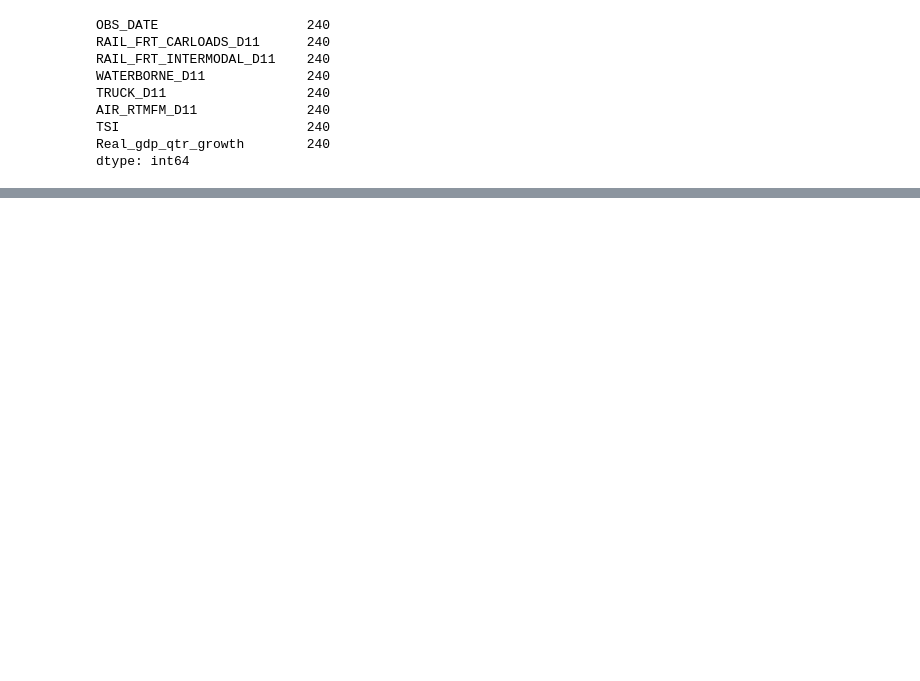
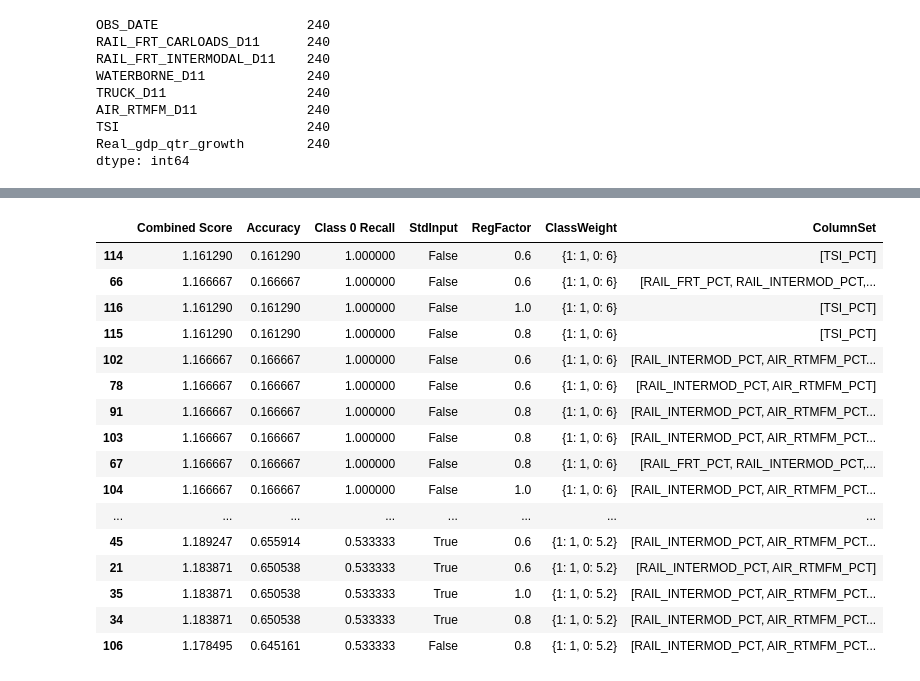
Before and after one commit to schkotty/Data-Science, a Jupyter notebook: GDP-Predictor/GDP-Predictor.ipynb, the cells around one changed output, grey strips where cells are left out. Saved outputs shown, nothing was run; the diff lists cells and outputs as text; code cells hidden in the pictures; blank space fills up the shorter version.

```diff
--- a/GDP-Predictor/GDP-Predictor.ipynb
+++ b/GDP-Predictor/GDP-Predictor.ipynb
@@ -265,0 +509,25 @@ Name: gdp_is_increasing, dtype: bool
+# %%
+columnsetall = ['RAIL_FRT_PCT', 'RAIL_INTERMOD_PCT', 'WATERBORNE_PCT', 'TRUCK_PCT', 'AIR_RTMFM_PCT', 'TSI_PCT']
+columnset1 = ['RAIL_INTERMOD_PCT', 'AIR_RTMFM_PCT']
+columnset2 = ['RAIL_INTERMOD_PCT', 'AIR_RTMFM_PCT', 'TSI_PCT']
+columnset3 = ['RAIL_INTERMOD_PCT', 'AIR_RTMFM_PCT', 'TSI_PCT', 'TRUCK_PCT']
+columnset4 = ['TSI_PCT']
+
+results = pd.DataFrame(columns=['TestCase', 'StdInput', 'ColumnSet', 'ClassWeight', 'RegFactor', 'Accuracy',
+                                'Class 0 Recall', 'Combined Score'])
+
+for stdinput in [True, False]:
+    for columnset in [columnsetall, columnset1, columnset2, columnset3, columnset4]:
+        for classweight in [{1:1, 0:4}, {1:1, 0:5}, {1:1, 0:6}, {1:1, 0:5.2}]:
+            for regfactor in [0.60, 0.80, 1.0]:
+                testcase = 'StdInput={0}, ColumnSet={1}, ClassWeight={2}, RegFactor={3:0.2f}'.format(stdinput, columnset, classweight, regfactor)
+                print(testcase)
+                y_hat_train_class = train_logregression_model(columnset, x_train, x_train_std, y_train_class, stdinput, classweight, regfactor)
+                classreport = classification_report(y_train_class, y_hat_train_class, zero_division=0, output_dict=True)
+                accuracy = classreport['accuracy']
+                class0recall = classreport['0']['recall']
+                combinedscore = accuracy + class0recall
+                print('Accuracy: {0:0.2f}'.format(accuracy))
+                print('Class 0 Recall: {0:0.2f}'.format(class0recall))
+                results = results.append(pd.Series([testcase, stdinput, columnset, classweight, regfactor, accuracy,
+                                                    class0recall, combinedscore], index=results.columns ), ignore_index=True)
@@ -266 +552,26 @@ Name: gdp_is_increasing, dtype: bool
+# %%
+results.sort_values('Class 0 Recall', inplace=True, ascending=False)
+#subresults = results[['Combined Score', 'Accuracy', 'TestCase', 'Class 0 Recall']][results['Accuracy'] > 0.8] #.to_numpy()
+results[['Combined Score', 'Accuracy', 'Class 0 Recall', 'StdInput','RegFactor', 'ClassWeight','ColumnSet']][results['Class 0 Recall'] > .5]
+#[results['Accuracy'] > 0.6]
+#subresults[subresults['Class 0 Recall'] > -0.0001]
+#subresults["Accuracy"] > 0.5
+# %% [output]
+|  | Combined Score | Accuracy | Class 0 Recall | StdInput | RegFactor | ClassWeight | ColumnSet |
+| 114 | 1.161290 | 0.161290 | 1.000000 | False | 0.6 | {1: 1, 0: 6} | [TSI_PCT] |
+| 66 | 1.166667 | 0.166667 | 1.000000 | False | 0.6 | {1: 1, 0: 6} | [RAIL_FRT_PCT, RAIL_INTERMOD_PCT,... |
+| 116 | 1.161290 | 0.161290 | 1.000000 | False | 1.0 | {1: 1, 0: 6} | [TSI_PCT] |
+| 115 | 1.161290 | 0.161290 | 1.000000 | False | 0.8 | {1: 1, 0: 6} | [TSI_PCT] |
+| 102 | 1.166667 | 0.166667 | 1.000000 | False | 0.6 | {1: 1, 0: 6} | [RAIL_INTERMOD_PCT, AIR_RTMFM_PCT... |
+| 78 | 1.166667 | 0.166667 | 1.000000 | False | 0.6 | {1: 1, 0: 6} | [RAIL_INTERMOD_PCT, AIR_RTMFM_PCT] |
+| 91 | 1.166667 | 0.166667 | 1.000000 | False | 0.8 | {1: 1, 0: 6} | [RAIL_INTERMOD_PCT, AIR_RTMFM_PCT... |
+| 103 | 1.166667 | 0.166667 | 1.000000 | False | 0.8 | {1: 1, 0: 6} | [RAIL_INTERMOD_PCT, AIR_RTMFM_PCT... |
+| 67 | 1.166667 | 0.166667 | 1.000000 | False | 0.8 | {1: 1, 0: 6} | [RAIL_FRT_PCT, RAIL_INTERMOD_PCT,... |
+| 104 | 1.166667 | 0.166667 | 1.000000 | False | 1.0 | {1: 1, 0: 6} | [RAIL_INTERMOD_PCT, AIR_RTMFM_PCT... |
+| ... | ... | ... | ... | ... | ... | ... | ... |
+| 45 | 1.189247 | 0.655914 | 0.533333 | True | 0.6 | {1: 1, 0: 5.2} | [RAIL_INTERMOD_PCT, AIR_RTMFM_PCT... |
+| 21 | 1.183871 | 0.650538 | 0.533333 | True | 0.6 | {1: 1, 0: 5.2} | [RAIL_INTERMOD_PCT, AIR_RTMFM_PCT] |
+| 35 | 1.183871 | 0.650538 | 0.533333 | True | 1.0 | {1: 1, 0: 5.2} | [RAIL_INTERMOD_PCT, AIR_RTMFM_PCT... |
+| 34 | 1.183871 | 0.650538 | 0.533333 | True | 0.8 | {1: 1, 0: 5.2} | [RAIL_INTERMOD_PCT, AIR_RTMFM_PCT... |
+| 106 | 1.178495 | 0.645161 | 0.533333 | False | 0.8 | {1: 1, 0: 5.2} | [RAIL_INTERMOD_PCT, AIR_RTMFM_PCT... |
 # %%
```
Also changed, not shown: parts of 70 cells of this notebook.
